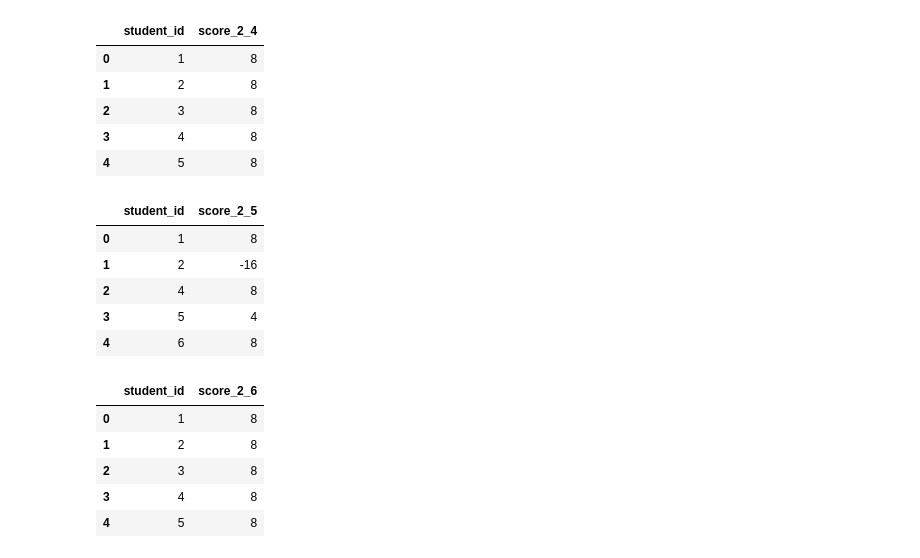
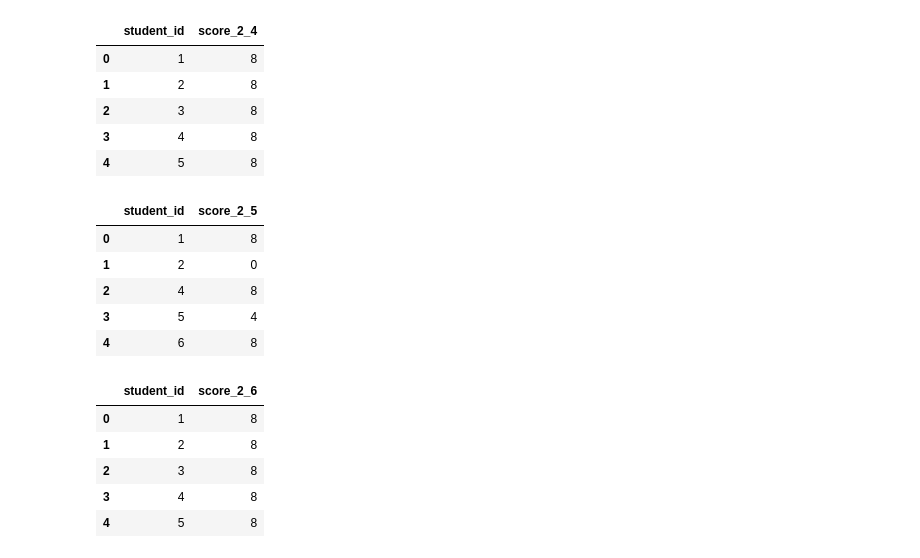
Before and after one commit to juliepe/exam_analysis_H25, a Jupyter notebook: analysis/CBM/2025/Konte/notebooks/6_CBM_overview_table.ipynb, the cells around one changed output. Cells and saved outputs as stored; diff of their text form; code cells hidden in the pictures.

```diff
--- a/analysis/CBM/2025/Konte/notebooks/6_CBM_overview_table.ipynb
+++ b/analysis/CBM/2025/Konte/notebooks/6_CBM_overview_table.ipynb
@@ -70,14 +70,14 @@ result2_4.head()
 | 3 | 4 | 8 |
 | 4 | 5 | 8 |
 # %%
-result2_5 = CBM_score_per_task_konte(df, question_number='2.5', map_answers=['R', 'P', 'P', 'M', 'F'])
+result2_5 = CBM_score_per_task_konte_no_F(df, question_number='2.5', map_answers=['R', 'P', 'P', 'M', 'F'])
 #rename column score to score_2_5
 result2_5 = result2_5.rename(columns={"score": "score_2_5"})
 result2_5.head()
 # %% [output]
 |  | student_id | score_2_5 |
 | 0 | 1 | 8 |
-| 1 | 2 | -16 |
+| 1 | 2 | 0 |
 | 2 | 4 | 8 |
 | 3 | 5 | 4 |
 | 4 | 6 | 8 |
```
Also changed, not shown: parts of 16 cells of this notebook, 19 other files.
